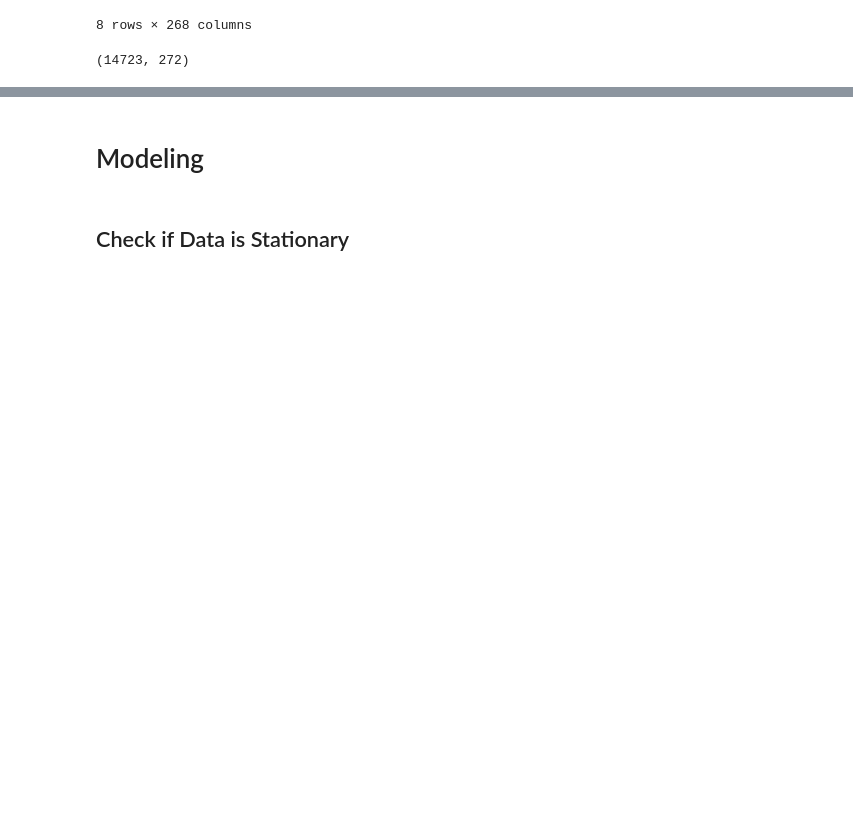
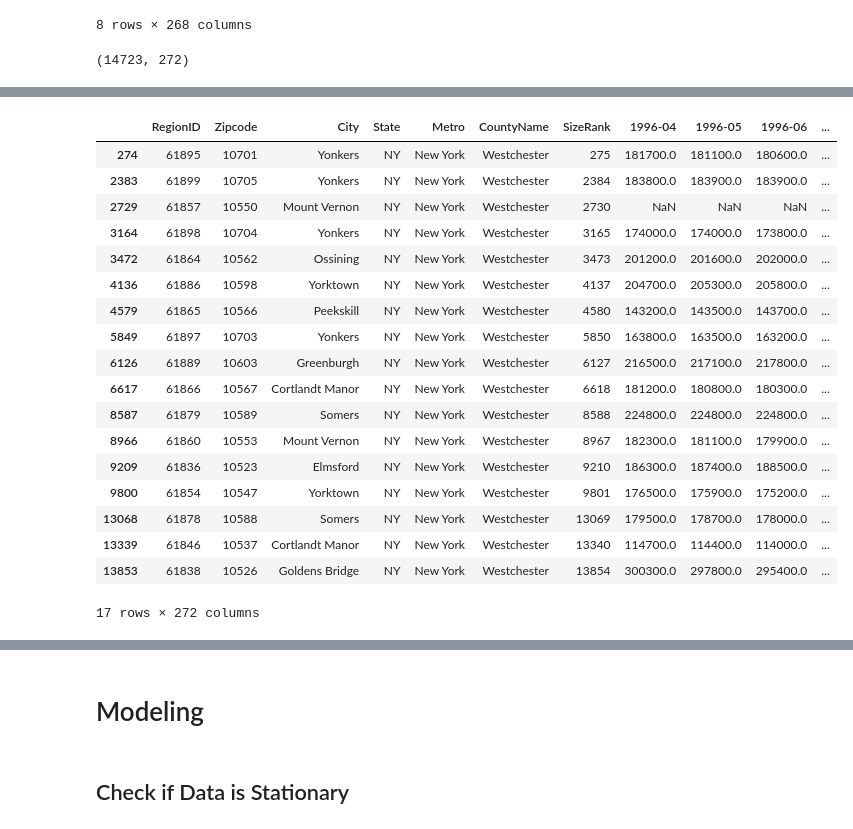
Before and after one commit to hannahdallas/zillow_time_series_model, a Jupyter notebook: notebook.ipynb, the cells around one changed output, grey strips where cells are left out. Saved outputs shown, nothing was run; the diff lists cells and outputs as text; code cells hidden in the pictures; blank space fills up the shorter version.

```diff
--- a/notebook.ipynb
+++ b/notebook.ipynb
@@ -309,0 +202,22 @@ def display_df (dftest):
+# %%
+filtered_df
+# %% [output]
+|  | RegionID | Zipcode | City | State | Metro | CountyName | SizeRank | 1996-04 | 1996-05 | 1996-06 | ... |
+| 274 | 61895 | 10701 | Yonkers | NY | New York | Westchester | 275 | 181700.0 | 181100.0 | 180600.0 | ... |
+| 2383 | 61899 | 10705 | Yonkers | NY | New York | Westchester | 2384 | 183800.0 | 183900.0 | 183900.0 | ... |
+| 2729 | 61857 | 10550 | Mount Vernon | NY | New York | Westchester | 2730 | NaN | NaN | NaN | ... |
+| 3164 | 61898 | 10704 | Yonkers | NY | New York | Westchester | 3165 | 174000.0 | 174000.0 | 173800.0 | ... |
+| 3472 | 61864 | 10562 | Ossining | NY | New York | Westchester | 3473 | 201200.0 | 201600.0 | 202000.0 | ... |
+| 4136 | 61886 | 10598 | Yorktown | NY | New York | Westchester | 4137 | 204700.0 | 205300.0 | 205800.0 | ... |
+| 4579 | 61865 | 10566 | Peekskill | NY | New York | Westchester | 4580 | 143200.0 | 143500.0 | 143700.0 | ... |
+| 5849 | 61897 | 10703 | Yonkers | NY | New York | Westchester | 5850 | 163800.0 | 163500.0 | 163200.0 | ... |
+| 6126 | 61889 | 10603 | Greenburgh | NY | New York | Westchester | 6127 | 216500.0 | 217100.0 | 217800.0 | ... |
+| 6617 | 61866 | 10567 | Cortlandt Manor | NY | New York | Westchester | 6618 | 181200.0 | 180800.0 | 180300.0 | ... |
+| 8587 | 61879 | 10589 | Somers | NY | New York | Westchester | 8588 | 224800.0 | 224800.0 | 224800.0 | ... |
+| 8966 | 61860 | 10553 | Mount Vernon | NY | New York | Westchester | 8967 | 182300.0 | 181100.0 | 179900.0 | ... |
+| 9209 | 61836 | 10523 | Elmsford | NY | New York | Westchester | 9210 | 186300.0 | 187400.0 | 188500.0 | ... |
+| 9800 | 61854 | 10547 | Yorktown | NY | New York | Westchester | 9801 | 176500.0 | 175900.0 | 175200.0 | ... |
+| 13068 | 61878 | 10588 | Somers | NY | New York | Westchester | 13069 | 179500.0 | 178700.0 | 178000.0 | ... |
+| 13339 | 61846 | 10537 | Cortlandt Manor | NY | New York | Westchester | 13340 | 114700.0 | 114400.0 | 114000.0 | ... |
+| 13853 | 61838 | 10526 | Goldens Bridge | NY | New York | Westchester | 13854 | 300300.0 | 297800.0 | 295400.0 | ... |
+17 rows × 272 columns
```
Also changed, not shown: parts of 56 cells of this notebook.
